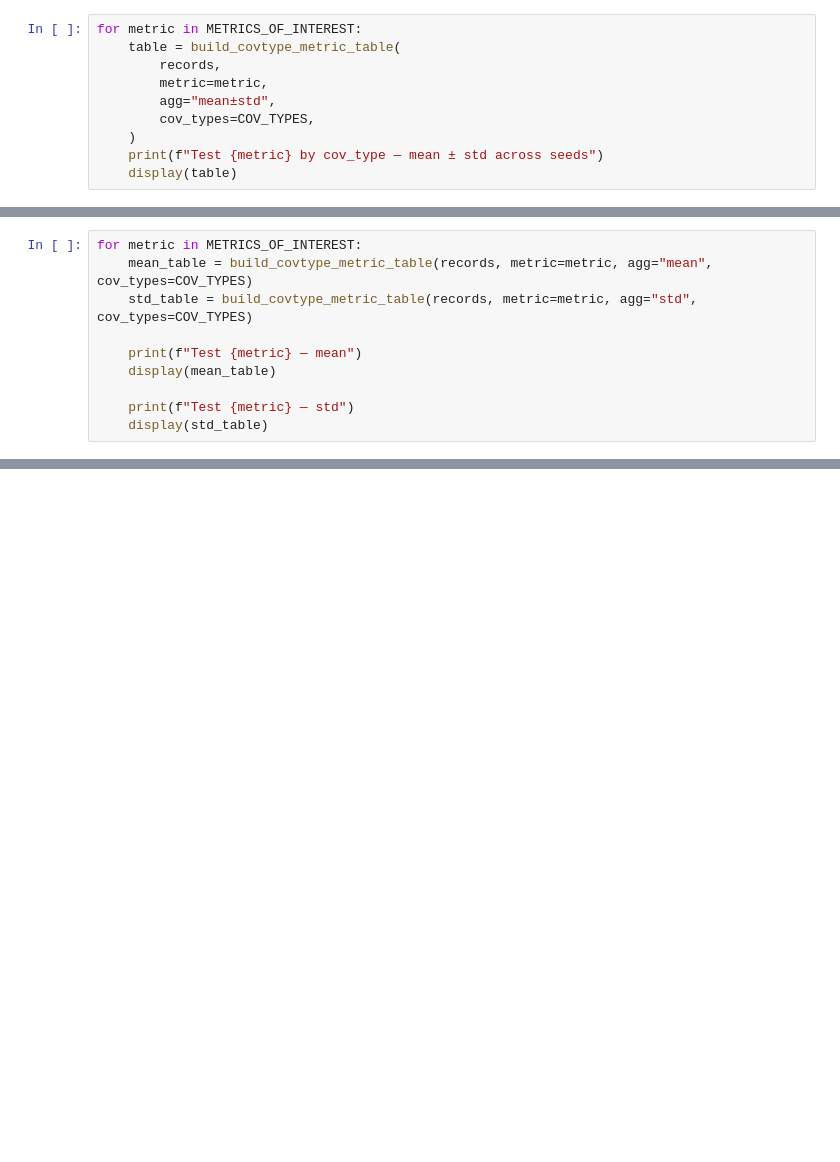
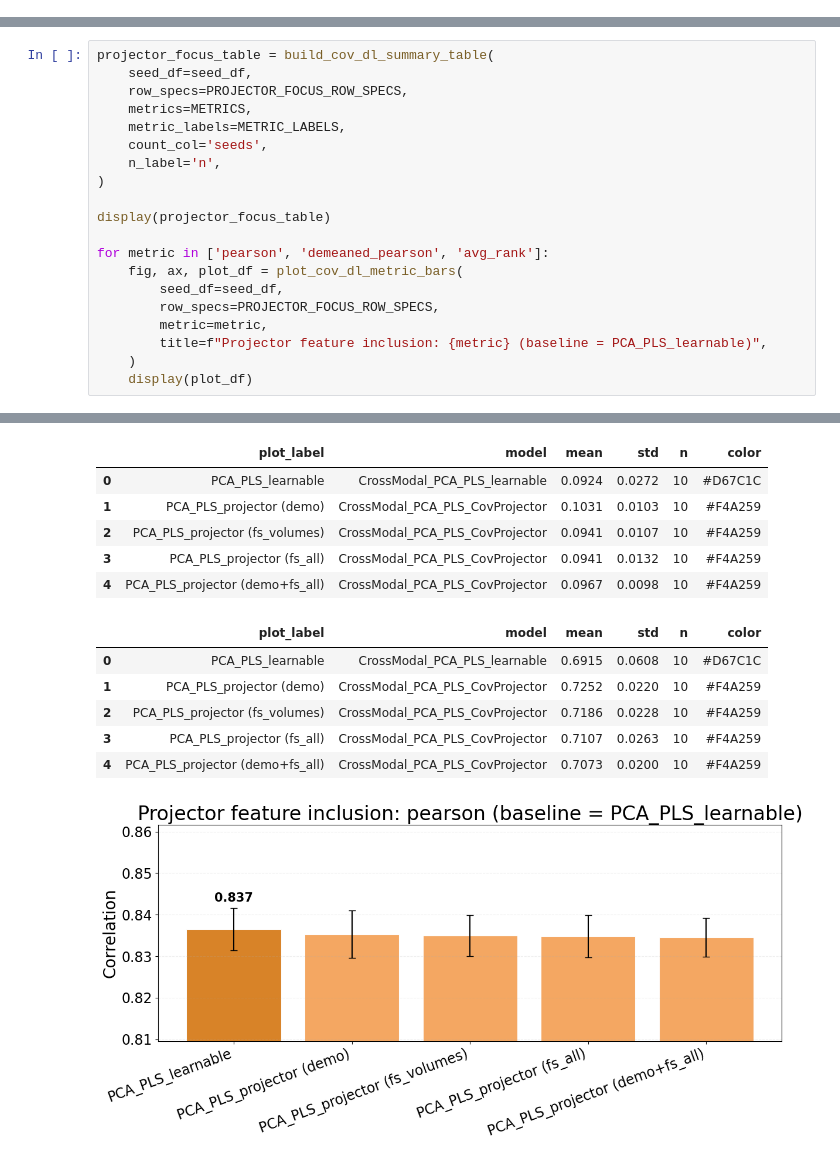
Before and after one commit to alexander-ratzan/Conn2Conn, a Jupyter notebook: scrape_covtype_results.ipynb, the cells around one changed output, grey strips where cells are left out. Cells and saved outputs as stored; diff of their text form; blank space fills up the shorter version.

```diff
--- a/scrape_covtype_results.ipynb
+++ b/scrape_covtype_results.ipynb
@@ -90,10 +43,0 @@ display(status)
-# %%
-for metric in METRICS_OF_INTEREST:
-    table = build_covtype_metric_table(
-        records,
-        metric=metric,
-        agg="mean±std",
-        cov_types=COV_TYPES,
-    )
-    print(f"Test {metric} by cov_type — mean ± std across seeds")
-    display(table)
@@ -123,10 +43,0 @@ Test top1_acc by cov_type — mean ± std across seeds
-# %%
-for metric in METRICS_OF_INTEREST:
-    mean_table = build_covtype_metric_table(records, metric=metric, agg="mean", cov_types=COV_TYPES)
-    std_table = build_covtype_metric_table(records, metric=metric, agg="std", cov_types=COV_TYPES)
-
-    print(f"Test {metric} — mean")
-    display(mean_table)
-
-    print(f"Test {metric} — std")
-    display(std_table)
@@ -232,0 +358,21 @@ Columns preview:
+# %%
+projector_focus_table = build_cov_dl_summary_table(
+    seed_df=seed_df,
+    row_specs=PROJECTOR_FOCUS_ROW_SPECS,
+    metrics=METRICS,
+    metric_labels=METRIC_LABELS,
+    count_col='seeds',
+    n_label='n',
+)
+
+display(projector_focus_table)
+
+for metric in ['pearson', 'demeaned_pearson', 'avg_rank']:
+    fig, ax, plot_df = plot_cov_dl_metric_bars(
+        seed_df=seed_df,
+        row_specs=PROJECTOR_FOCUS_ROW_SPECS,
+        metric=metric,
+        title=f"Projector feature inclusion: {metric} (baseline = PCA_PLS_learnable)",
+    )
+    display(plot_df)
+# %% [output]
@@ -232,0 +391,13 @@ Columns preview:
+|  | plot_label | model | mean | std | n | color |
+| 0 | PCA_PLS_learnable | CrossModal_PCA_PLS_learnable | 0.0924 | 0.0272 | 10 | #D67C1C |
+| 1 | PCA_PLS_projector (demo) | CrossModal_PCA_PLS_CovProjector | 0.1031 | 0.0103 | 10 | #F4A259 |
+| 2 | PCA_PLS_projector (fs_volumes) | CrossModal_PCA_PLS_CovProjector | 0.0941 | 0.0107 | 10 | #F4A259 |
+| 3 | PCA_PLS_projector (fs_all) | CrossModal_PCA_PLS_CovProjector | 0.0941 | 0.0132 | 10 | #F4A259 |
+| 4 | PCA_PLS_projector (demo+fs_all) | CrossModal_PCA_PLS_CovProjector | 0.0967 | 0.0098 | 10 | #F4A259 |
+|  | plot_label | model | mean | std | n | color |
+| 0 | PCA_PLS_learnable | CrossModal_PCA_PLS_learnable | 0.6915 | 0.0608 | 10 | #D67C1C |
+| 1 | PCA_PLS_projector (demo) | CrossModal_PCA_PLS_CovProjector | 0.7252 | 0.0220 | 10 | #F4A259 |
+| 2 | PCA_PLS_projector (fs_volumes) | CrossModal_PCA_PLS_CovProjector | 0.7186 | 0.0228 | 10 | #F4A259 |
+| 3 | PCA_PLS_projector (fs_all) | CrossModal_PCA_PLS_CovProjector | 0.7107 | 0.0263 | 10 | #F4A259 |
+| 4 | PCA_PLS_projector (demo+fs_all) | CrossModal_PCA_PLS_CovProjector | 0.7073 | 0.0200 | 10 | #F4A259 |
+[figure, added]
```
Also changed, not shown: parts of 27 cells of this notebook, 31 other files.
